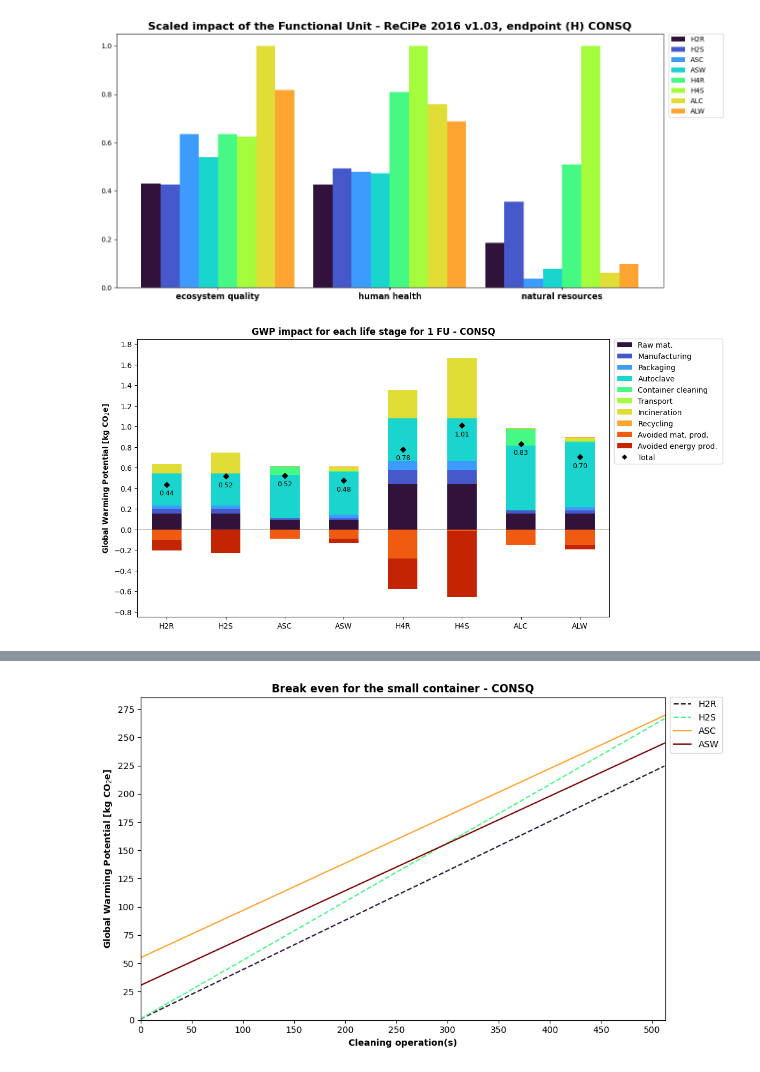
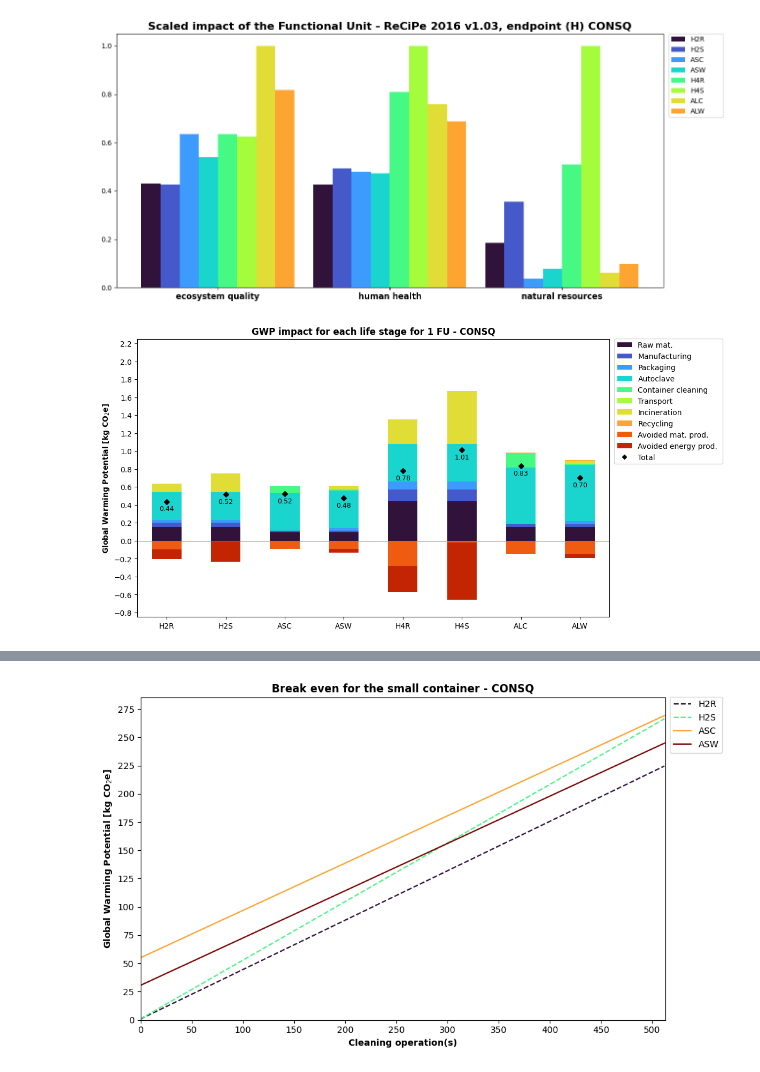
Before and after one commit to RuneWF/Single-use-vs-multi-use-in-health-care, a Jupyter notebook: Brighway/Ofir/Ofir.ipynb, the cells around one changed output, grey strips where cells are left out. Drawn from its saved outputs; the diff is of its cells as text; code cells hidden in the pictures.

```diff
--- a/Brighway/Ofir/Ofir.ipynb
+++ b/Brighway/Ofir/Ofir.ipynb
@@ -85,5 +85,6 @@ file_name_unique = f'{path}\Results\{file_identifier} - {db_type}_{lcia_method}_
 #     for key, item in x.items():
 #         print(key, item)
 # %%
-df, plot_x_axis_all, impact_categories, df_unique_new = lc.quick_LCIA(initialization, file_name, file_name_unique, sheet_name)
+df, plot_x_axis_all, impact_categories, functional_unit = lc.quick_LCIA(initialization, file_name, file_name_unique, sheet_name)
+functional_unit
 # %% [output]
@@ -194,11 +191,11 @@ if 'recipe' not in lcia_method:
 # %%
 
 y_min = -0.8
-y_max = 1.8
+y_max = 2.2
 step = 0.2
 leg_pos = 0.55
 marker_offset = 0.12
 y_axis_values = [y_min, y_max, step, leg_pos, marker_offset]
 df_stacked = lp.gwp_scenario_plot(df_GWP, inputs, y_axis_values)
 # %% [output]
-[figure, old version]
+[figure, new version]
```
Also changed, not shown: parts of 5 cells of this notebook, 8 other files.
